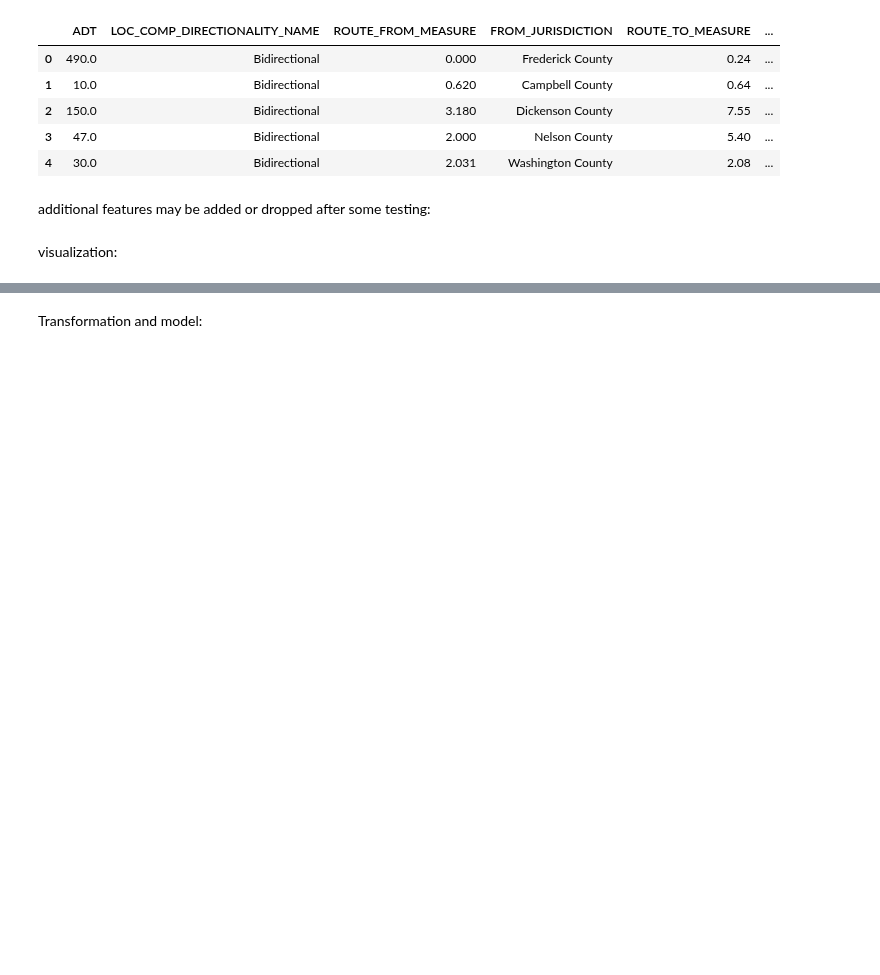
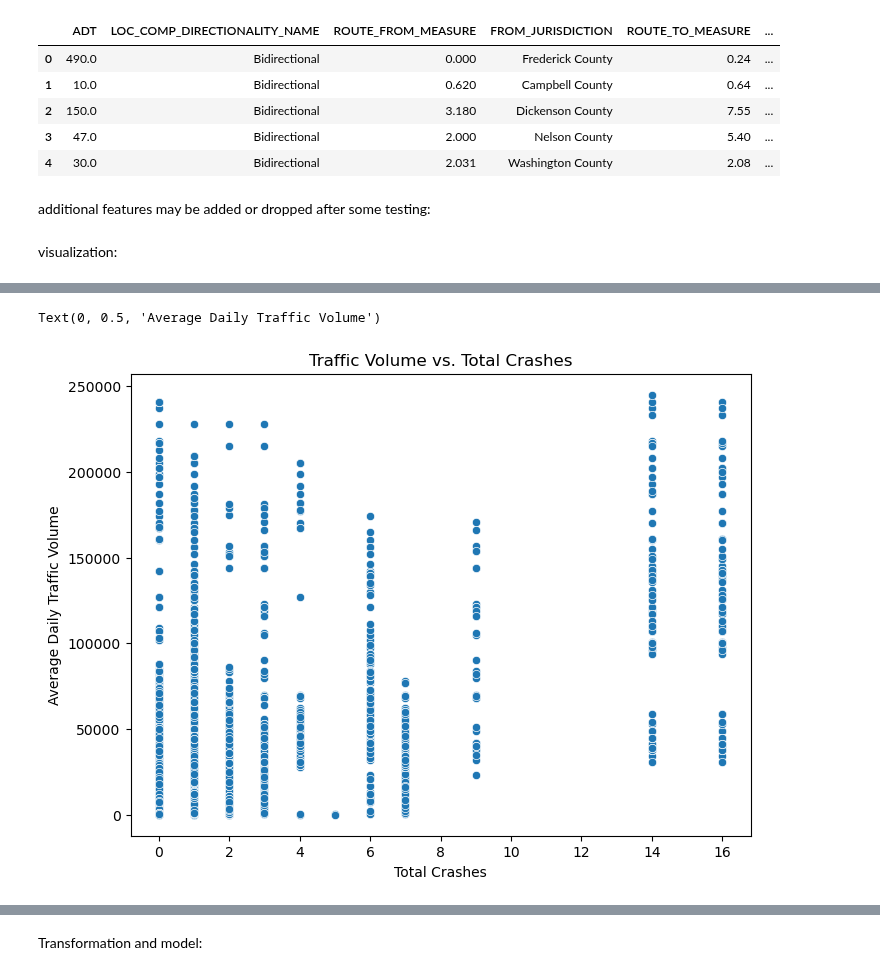
Before and after one commit to helen-yao/ML4VA, a Jupyter notebook: ML4VA/ml4va.ipynb, the cells around one changed output, grey strips where cells are left out. Drawn from its saved outputs; the diff is of its cells as text; code cells hidden in the pictures; blank space fills up the shorter version.

```diff
--- a/ML4VA/ml4va.ipynb
+++ b/ML4VA/ml4va.ipynb
@@ -389,0 +432,9 @@ sns.kdeplot(combined_df['ADT']) # a lot of 0s...
+# %%
+plt.figure(figsize=(8, 6))
+sns.scatterplot(x='Total Crashes', y='ADT', data=combined_df)
+plt.title('Traffic Volume vs. Total Crashes')
+plt.xlabel('Total Crashes')
+plt.ylabel('Average Daily Traffic Volume')
+# %% [output]
+Text(0, 0.5, 'Average Daily Traffic Volume')
+[figure, added]
```
Also changed, not shown: parts of 15 cells of this notebook.
